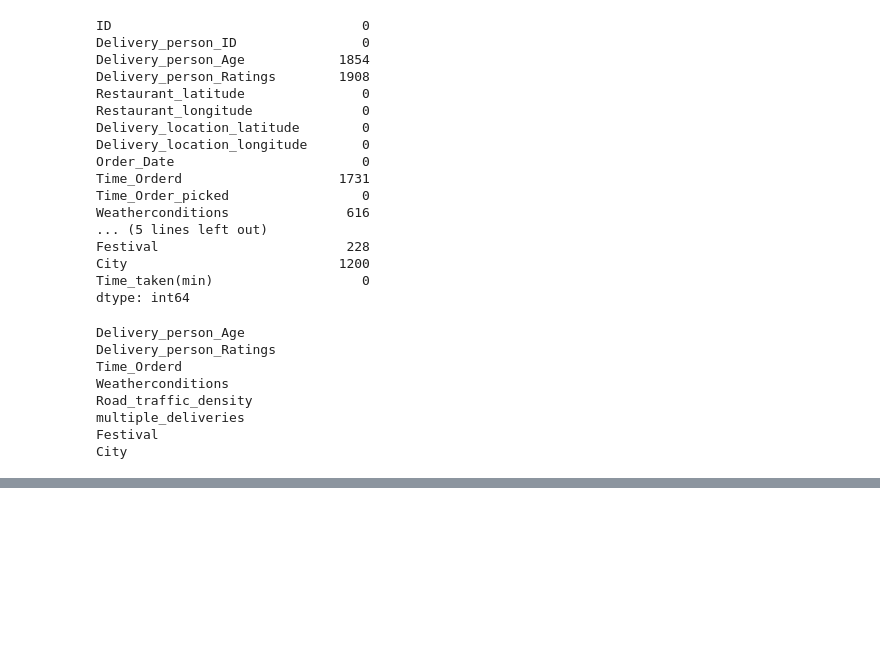
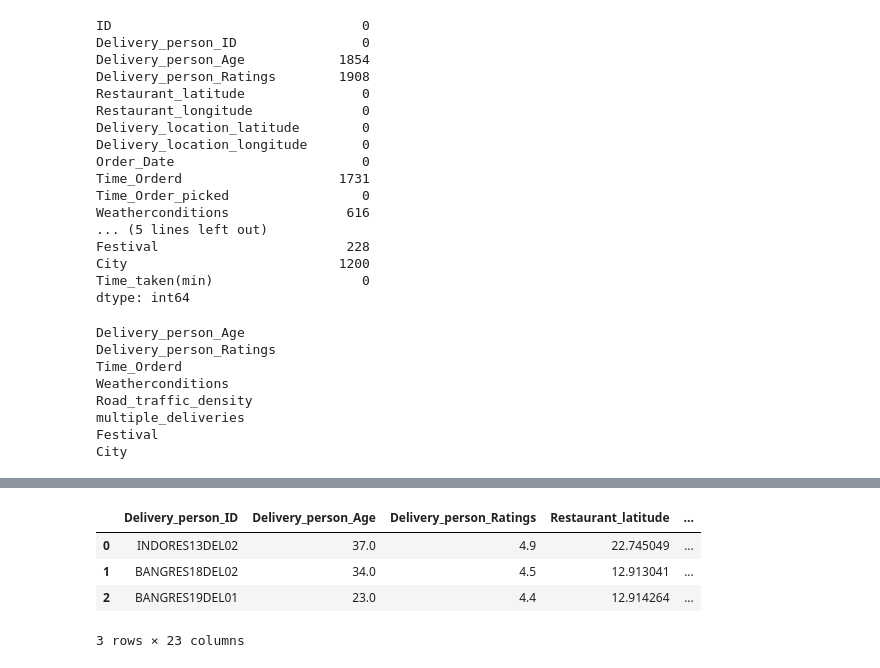
Before and after one commit to BejenaruIoanMatei/FastTrackInsights, a Jupyter notebook: data/main.ipynb, the cells around one changed output, grey strips where cells are left out. Cells and saved outputs as stored; diff of their text form; code cells hidden in the pictures; blank space fills up the shorter version.

```diff
--- a/data/main.ipynb
+++ b/data/main.ipynb
@@ -101,0 +219,17 @@ City
+# %%
+col = df.pop("Order_day")
+df.insert(10,"Order_day",col)
+
+col = df.pop("Order_month")
+df.insert(11,"Order_month",col)
+
+col = df.pop("Order_year")
+df.insert(12,"Order_year",col)
+# %%
+df.head(n=3)
+# %% [output]
+|  | Delivery_person_ID | Delivery_person_Age | Delivery_person_Ratings | Restaurant_latitude | ... |
+| 0 | INDORES13DEL02 | 37.0 | 4.9 | 22.745049 | ... |
+| 1 | BANGRES18DEL02 | 34.0 | 4.5 | 12.913041 | ... |
+| 2 | BANGRES19DEL01 | 23.0 | 4.4 | 12.914264 | ... |
+3 rows × 23 columns
```
Also changed, not shown: parts of 29 cells of this notebook.
